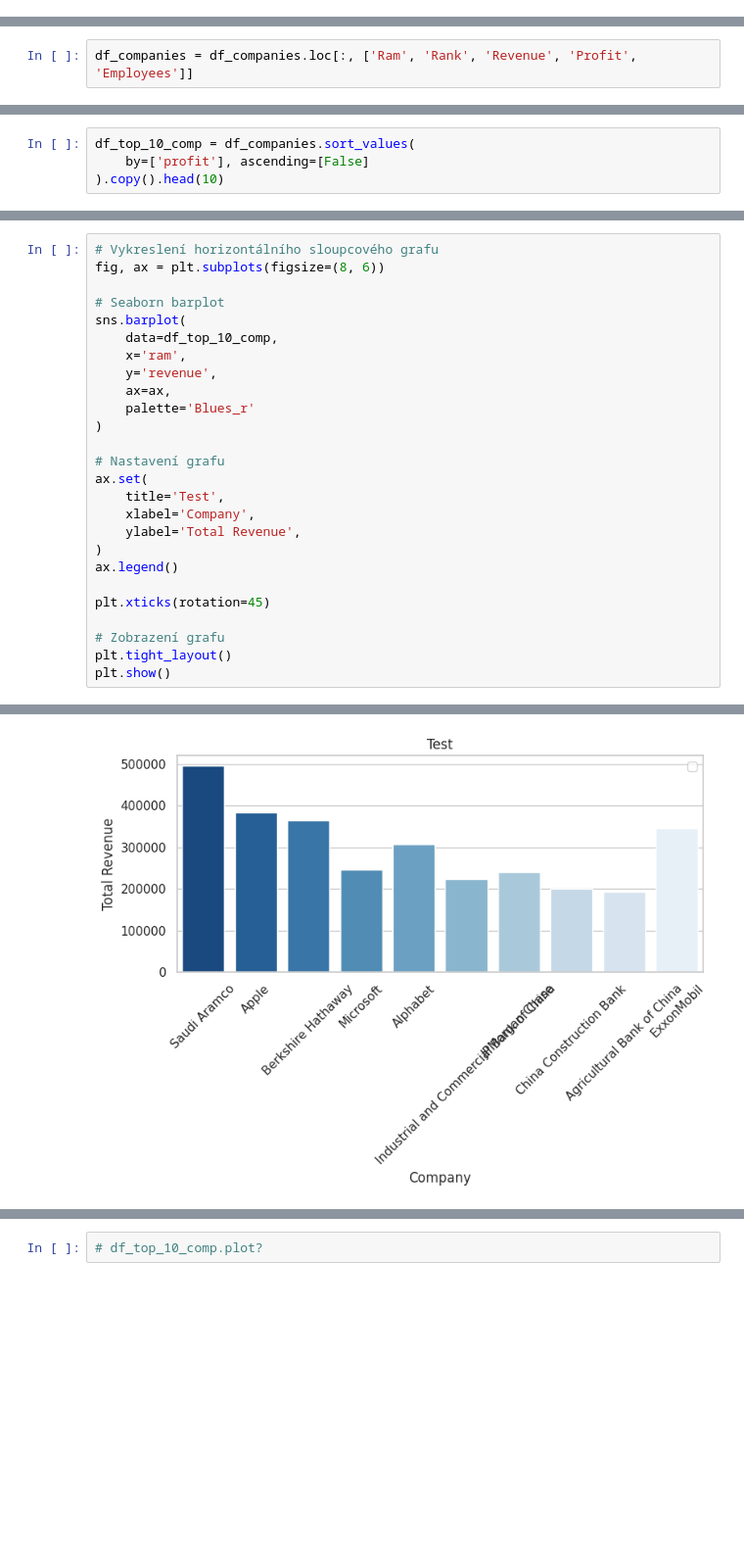
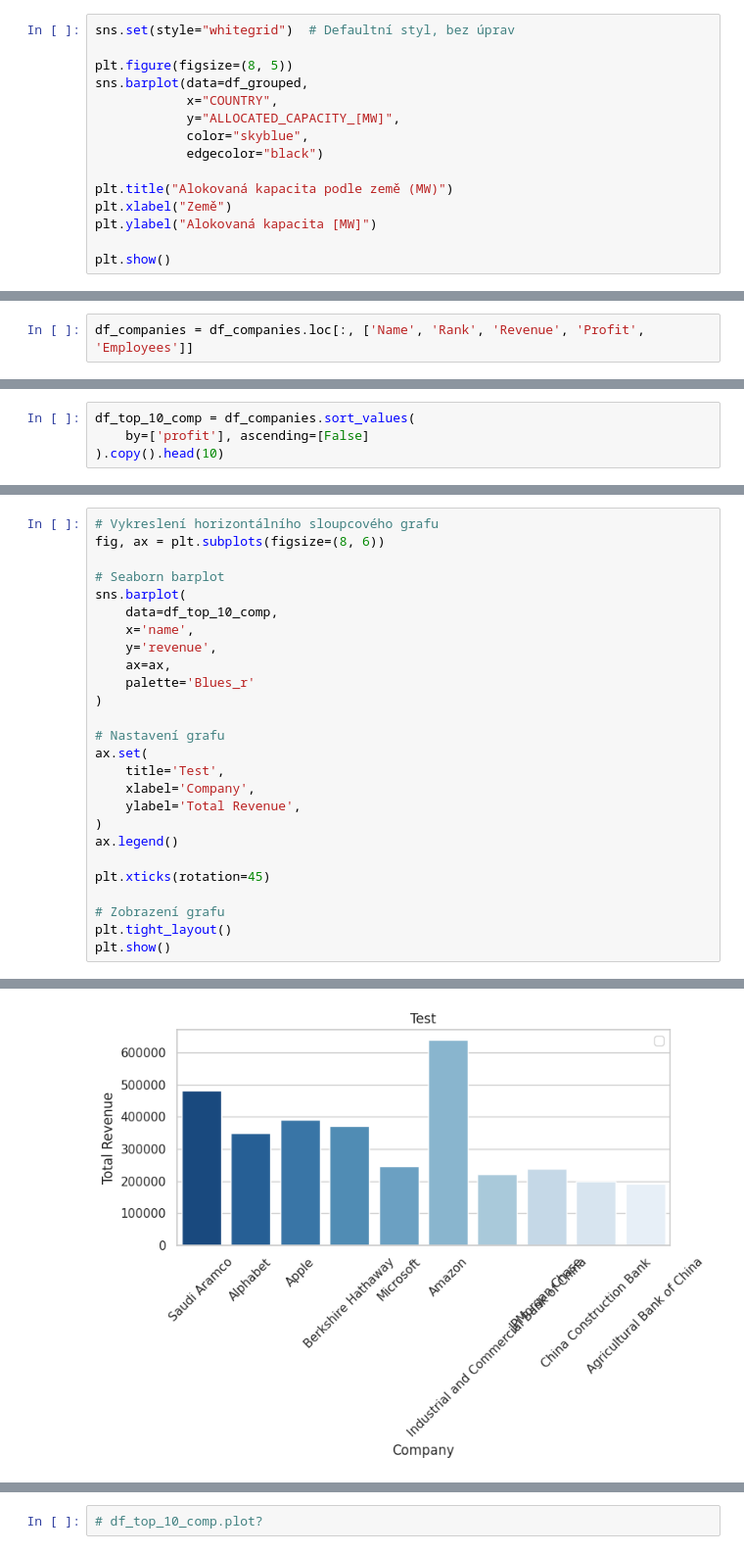
Before and after one commit to Bralor/python-data-2024, a Jupyter notebook: shared/notebooks/lesson06.ipynb, the cells around one changed output, grey strips where cells are left out. Shown at 98% size. Saved outputs shown, nothing was run; the diff lists cells and outputs as text; blank space fills up the shorter version.

```diff
--- a/shared/notebooks/lesson06.ipynb
+++ b/shared/notebooks/lesson06.ipynb
@@ -244,0 +879,15 @@ Image('../onsite/prvni_ukazka.png')
+# %%
+sns.set(style="whitegrid")  # Defaultní styl, bez úprav
+
+plt.figure(figsize=(8, 5))
+sns.barplot(data=df_grouped,
+            x="COUNTRY",
+            y="ALLOCATED_CAPACITY_[MW]",
+            color="skyblue",
+            edgecolor="black")
+
+plt.title("Alokovaná kapacita podle země (MW)")
+plt.xlabel("Země")
+plt.ylabel("Alokovaná kapacita [MW]")
+
+plt.show()
@@ -1036,7 +1615,7 @@ MultiIndex([(                'Rank',                 'Rank'),
 
 Vyběr sloupců 'Name', 'Revenue', 'Profit', 'Employees' a převedení na malá pismena:
 # %%
-df_companies = df_companies.loc[:, ['Ram', 'Rank', 'Revenue', 'Profit', 'Employees']]
+df_companies = df_companies.loc[:, ['Name', 'Rank', 'Revenue', 'Profit', 'Employees']]
 # %%
 df_companies.head()
 # %% [output]
@@ -1076,35 +1696,35 @@ df_top_10_comp
 # %%
 # Vykreslení horizontálního sloupcového grafu
 fig, ax = plt.subplots(figsize=(8, 6))
 
 # Seaborn barplot
 sns.barplot(
     data=df_top_10_comp,
-    x='ram',
+    x='name',
     y='revenue',
     ax=ax,
     palette='Blues_r'
 )
 
 # Nastavení grafu
 ax.set(
     title='Test',
     xlabel='Company',
     ylabel='Total Revenue',
 )
 ax.legend()
 
 plt.xticks(rotation=45)
 
 # Zobrazení grafu
 plt.tight_layout()
 plt.show()
 # %% [output]
 Passing `palette` without assigning `hue` is deprecated and will be removed in v0.14.0. Assign the `x` variable to `hue` and set `legend=False` for the same effect.
 
   sns.barplot(
 No artists with labels found to put in legend.  Note that artists whose label start with an underscore are ignored when legend() is called with no argument.
-[figure, old version]
+[figure, new version]
 # %%
 ax = plt.axes()
 
```
Also changed, not shown: parts of 294 cells of this notebook.
